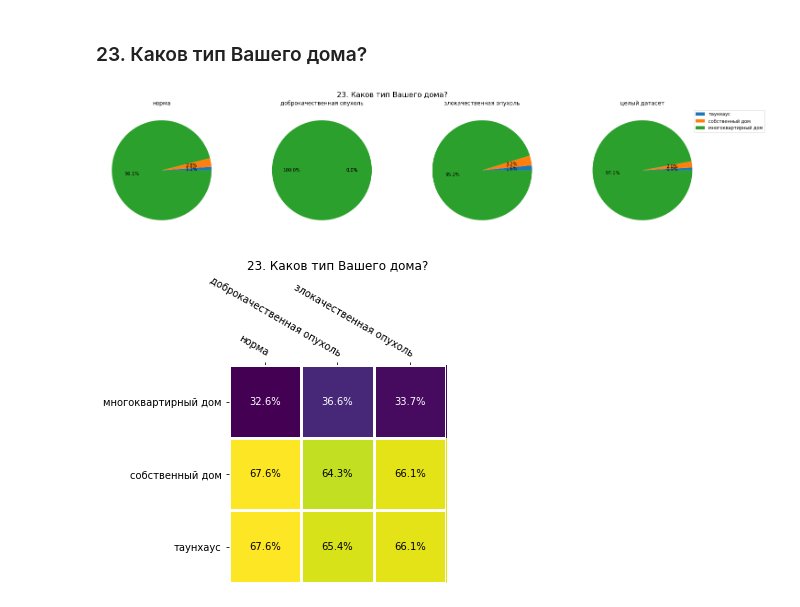
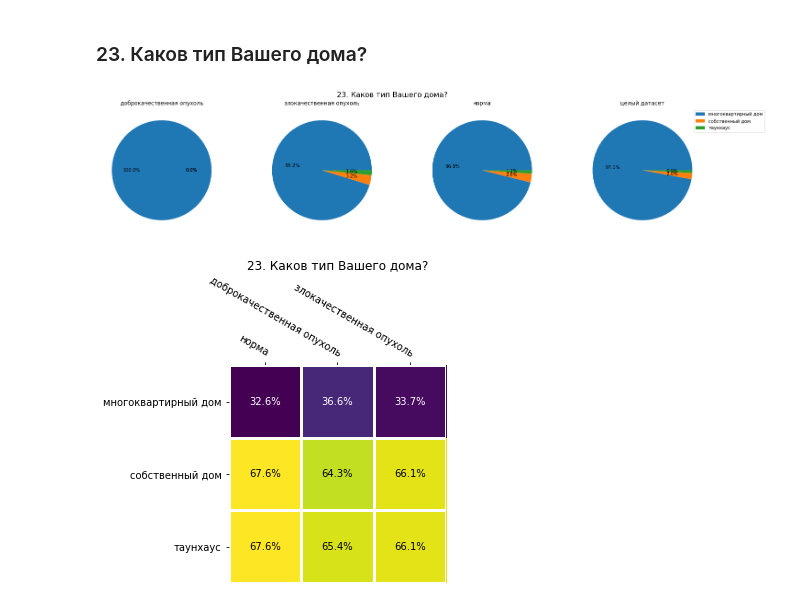
Before and after one commit to mikhailmartin/Breast-Cancer, a Jupyter notebook: ETL step 2.ipynb, the cells around one changed output. Saved outputs shown, nothing was run; the diff lists cells and outputs as text; code cells hidden in the pictures.

Commit message:
сделал plot_pies более универсальной

```diff
--- a/ETL step 2.ipynb
+++ b/ETL step 2.ipynb
@@ -396,9 +396,9 @@ viz.plot_hists(df, defs.QUESTION_22, defs.QUESTION_22, 80, 85)
 # %% [markdown]
 ### 23. Каков тип Вашего дома?
 # %%
-viz.plot_pies(df, defs.QUESTION_23)
+viz.plot_pies(df, defs.QUESTION_23, defs.LABEL)
 # %% [output]
-[figure, old version]
+[figure, new version]
 # %%
 viz.plot_accuracy_matrix(df, defs.QUESTION_23)
 # %% [output]
```
Also changed, not shown: parts of 31 cells of this notebook, 2 other files.
